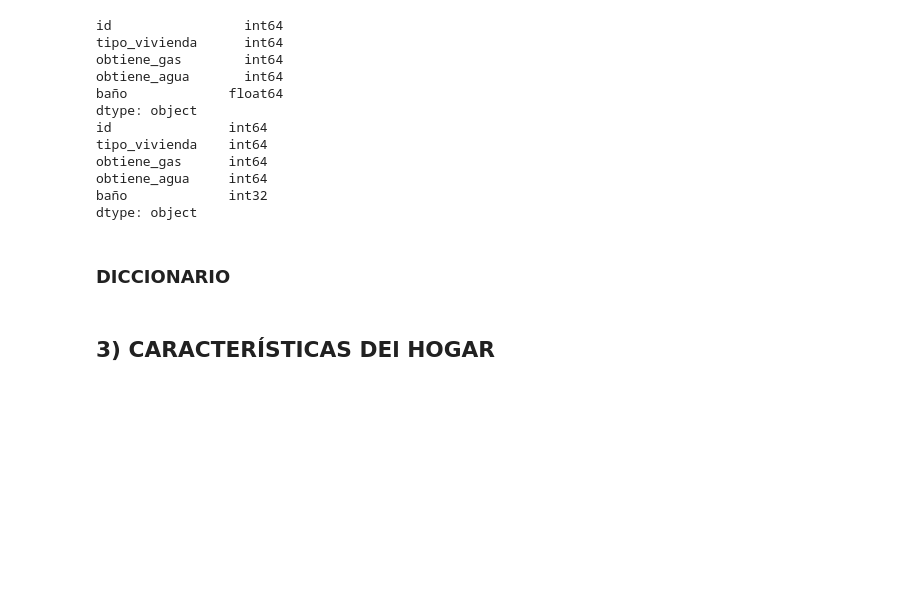
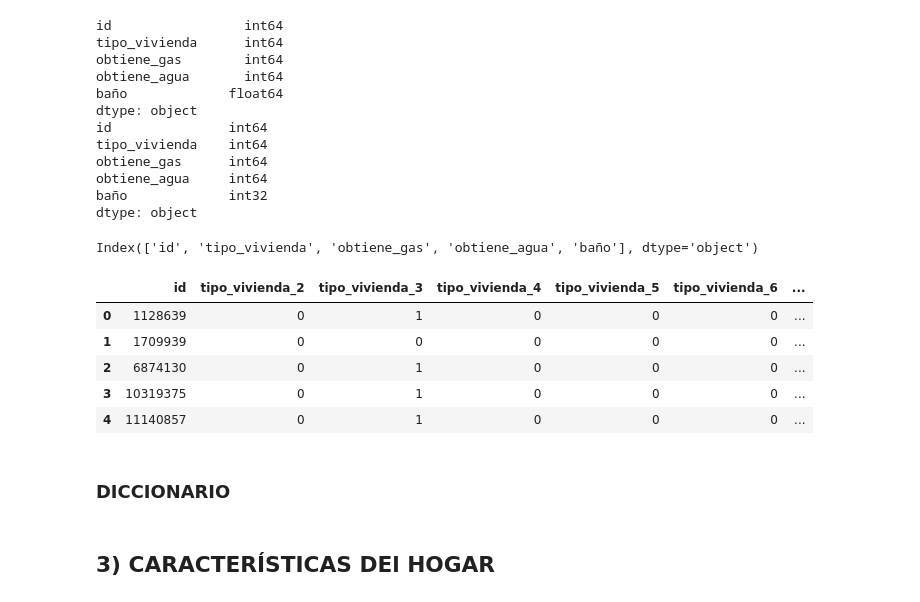
Before and after one commit to pupidly/AnalisisYPF, a Jupyter notebook: Procesamiento_columnas.ipynb, the cells around one changed output. Drawn from its saved outputs; the diff is of its cells as text; code cells hidden in the pictures; blank space fills up the shorter version.

```diff
--- a/Procesamiento_columnas.ipynb
+++ b/Procesamiento_columnas.ipynb
@@ -43,6 +48,11 @@ from colorama import init, Fore, Style
 # IMPORTACIÓN DEL DATASET (resultado de la encuesta del año 2018)
 
 friesgo_2018= pd.read_csv('friesgo2018.txt', delimiter = '|')
+
+
+
+encoder = OneHotEncoder(sparse_output=False, drop='first')
+scaler = StandardScaler()
 # %%
 #columnas a utilizar para el análisis actual (se decartan el resto solo a los fines del análisis actual)
 
@@ -202,8 +240,43 @@ obtiene_gas      int64
 obtiene_agua     int64
 baño             int32
 dtype: object
-# %% [markdown]
-### DICCIONARIO
+# %%
+caracteristicas_vivienda.columns
+# %% [output]
+Index(['id', 'tipo_vivienda', 'obtiene_gas', 'obtiene_agua', 'baño'], dtype='object')
+# %%
+#encoder y escaler
+
+df =  caracteristicas_vivienda
+
+columnas_codificar = ['tipo_vivienda', 'obtiene_gas', 'obtiene_agua', 'baño']
+#columnas_escalar = ['col2', 'col4', 'col6']
+
+columnas_codificadas = encoder.fit_transform(df[columnas_codificar])
+df_codif = pd.DataFrame(columnas_codificadas, columns=encoder.get_feature_names_out(columnas_codificar))
+df_codif = df_codif.astype(int)  # Convertir a int
+
+#escalar
+#df[columnas_escalar] = scaler.fit_transform(df[columnas_escalar])
+
+
+#uno todo
+
+df = df.drop(columnas_codificar, axis=1)
+df = pd.concat([df, df_codif], axis=1)
+
+caracteristicas_vivienda = df
+# %%
+caracteristicas_vivienda.head(5)
+# %% [output]
+|  | id | tipo_vivienda_2 | tipo_vivienda_3 | tipo_vivienda_4 | tipo_vivienda_5 | tipo_vivienda_6 | ... |
+| 0 | 1128639 | 0 | 1 | 0 | 0 | 0 | ... |
+| 1 | 1709939 | 0 | 0 | 0 | 0 | 0 | ... |
+| 2 | 6874130 | 0 | 1 | 0 | 0 | 0 | ... |
+| 3 | 10319375 | 0 | 1 | 0 | 0 | 0 | ... |
+| 4 | 11140857 | 0 | 1 | 0 | 0 | 0 | ... |
+# %% [markdown]
+### DICCIONARIO
 # %%
 #tipo_vivienda_dict = {
 #    1: 'casa',
```
Also changed, not shown: parts of 53 cells of this notebook, 3 other files.
